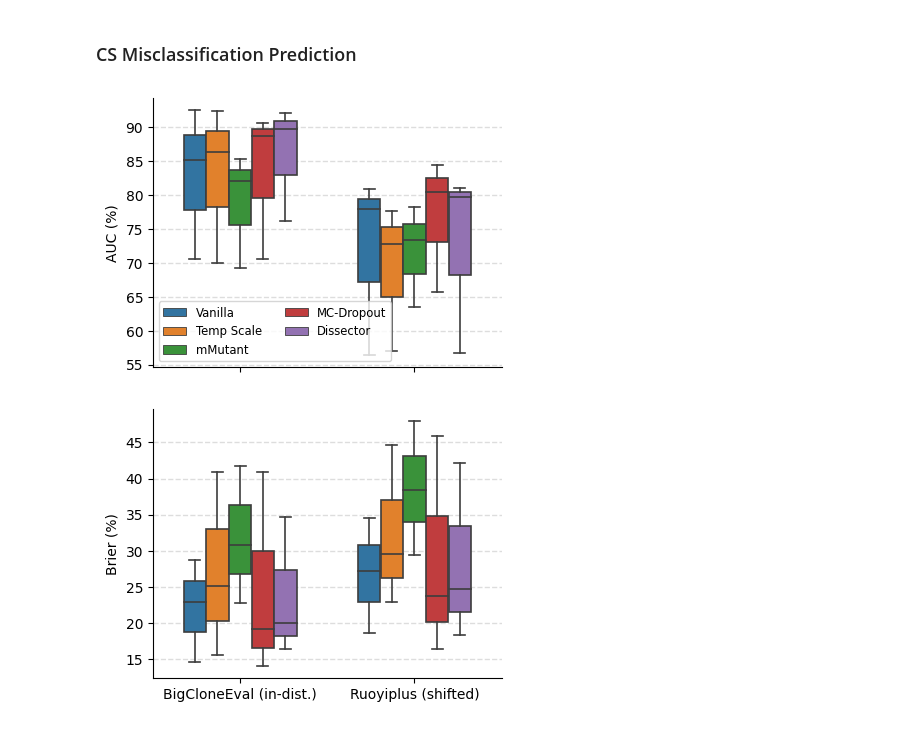
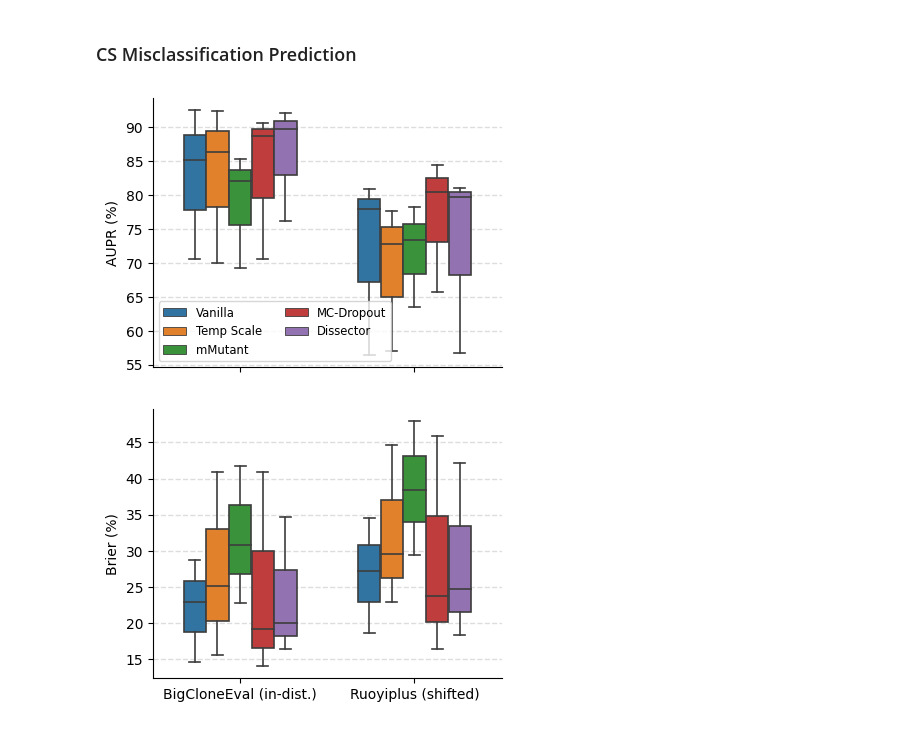
Before and after one commit to yul091/UncertaintyPL, a Jupyter notebook: notebooks/case_study.ipynb, the cells around one changed output. Cells and saved outputs as stored; diff of their text form; code cells hidden in the pictures.

Commit message:
aupr figures

```diff
--- a/notebooks/case_study.ipynb
+++ b/notebooks/case_study.ipynb
@@ -129,35 +129,35 @@ cs_aupr_melt = pd.melt(
     var_name='Shift_Intensity',
     value_name='AUPR',
 )
 cs_aupr_melt['Shift_Intensity'] = cs_aupr_melt['Shift_Intensity'].map(shift_intensity_names)
 
 # Plot boxplot using seaborn
 method_order = ['Vanilla', 'Temp Scale', 'mMutant', 'MC-Dropout', 'Dissector']
 plt.figure(figsize=(4.5, 3.5))
 plt.grid(True, color='#DDDDDD', linestyle='--', linewidth=1)
 ax = sns.boxplot(
     data=cs_aupr_melt,
     x='Shift_Intensity',
     y='AUPR',
     hue='Method',
     hue_order=method_order,
     width=0.65,
     linewidth=1.2,
 )
 ax.set_axisbelow(True)
 ax.spines['right'].set_visible(False)
 ax.spines['top'].set_visible(False)
 ax.legend(ncols=2, fontsize='small')
 # set the y-axis tick labels as integers
 ax.set_xticklabels(['']*2)
 ax.yaxis.set_major_formatter(plt.FormatStrFormatter('%d'))
 plt.title('')
 plt.xlabel('')
-plt.ylabel('AUC (%)')
+plt.ylabel('AUPR (%)')
 plt.savefig('../Figure/case_cs_aupr.pdf', bbox_inches='tight')
 plt.show()
 # %% [output]
-[figure, old version]
+[figure, new version]
 # %%
 cs_df_brier = pd.DataFrame({
     'Method': ['Temp Scale', 'Entropy', 'mMutant', 'Vanilla', 'MC-Dropout', 'Dissector'] * 3,
```
Also changed, not shown: parts of 2 cells of this notebook, 12 other files.
